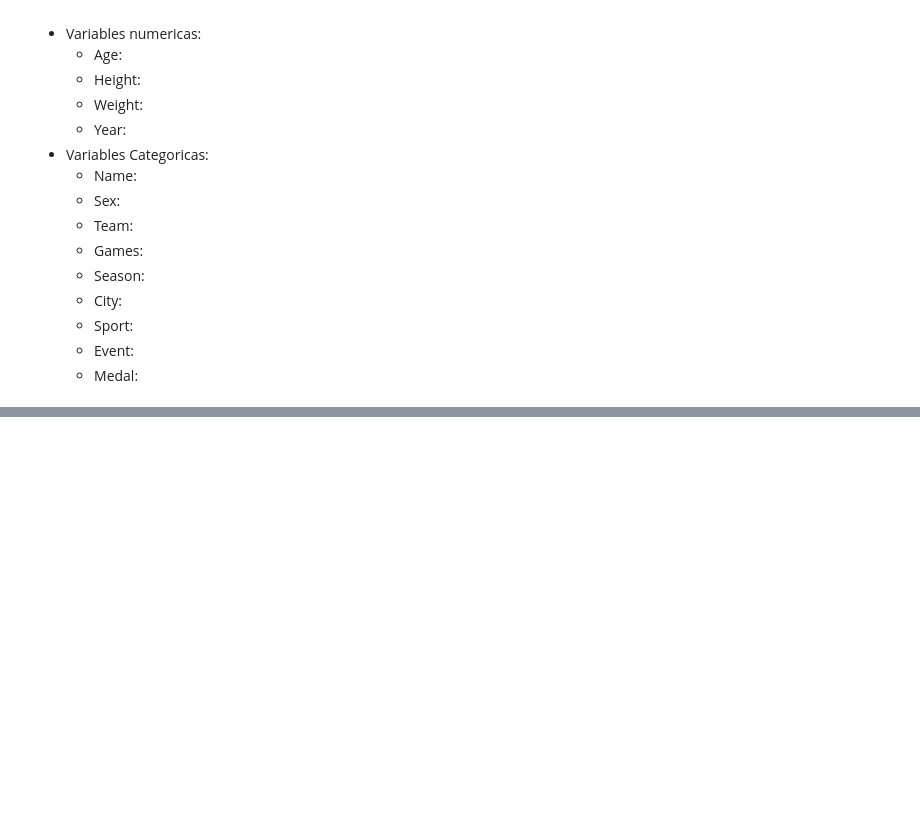
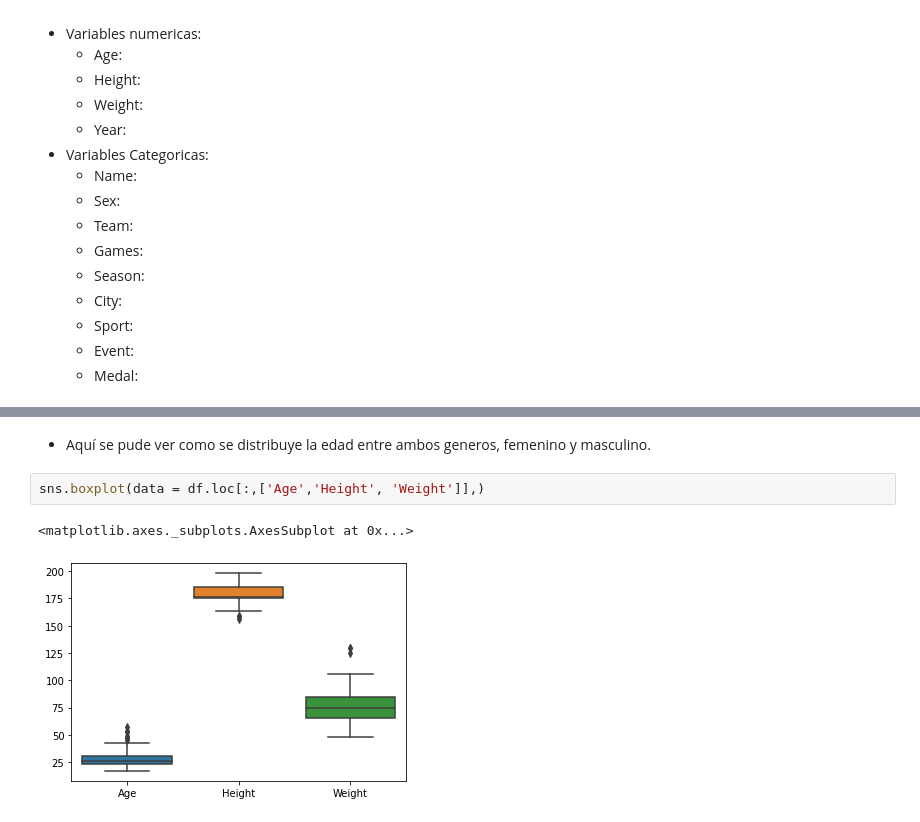
Before and after one commit to maferguillen00/2, a Jupyter notebook: ACT6&10.ipynb, the cells around one changed output, grey strips where cells are left out. Cells and saved outputs as stored; diff of their text form; blank space fills up the shorter version.

```diff
--- a/ACT6&10.ipynb
+++ b/ACT6&10.ipynb
@@ -91,0 +142,7 @@ Index(['Athlete’s events'], dtype='object')
+# %% [markdown]
+- Aquí se pude ver como se distribuye la edad entre ambos generos, femenino y masculino.
+# %%
+sns.boxplot(data = df.loc[:,['Age','Height', 'Weight']],)
+# %% [output]
+<matplotlib.axes._subplots.AxesSubplot at 0x...>
+[figure, added]
```
Also changed, not shown: parts of 47 cells of this notebook.
